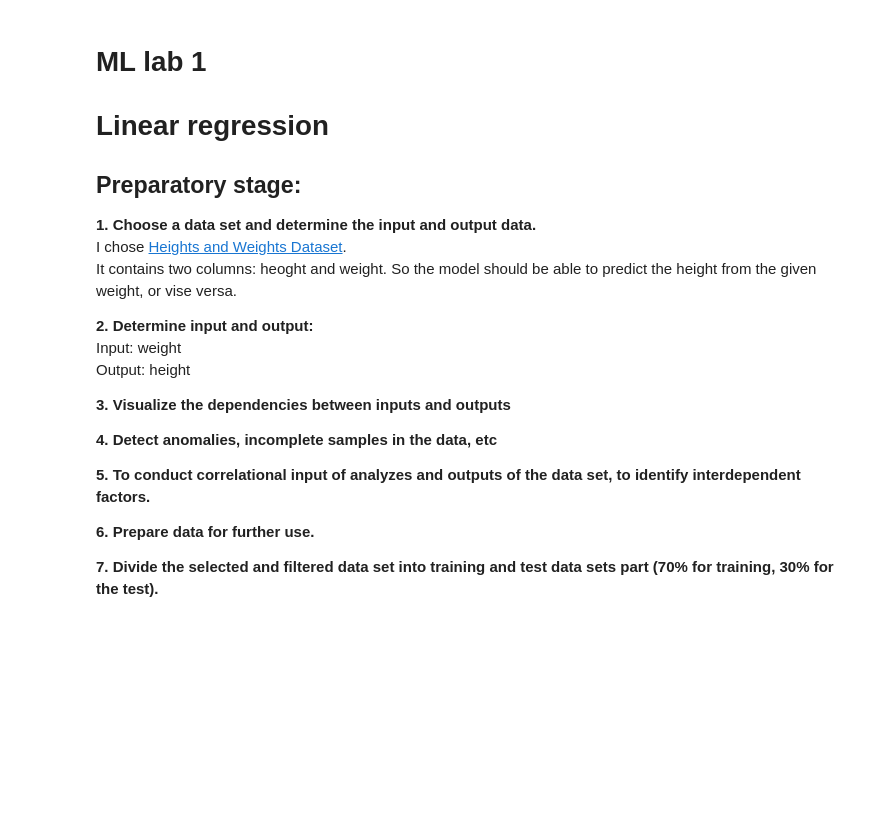
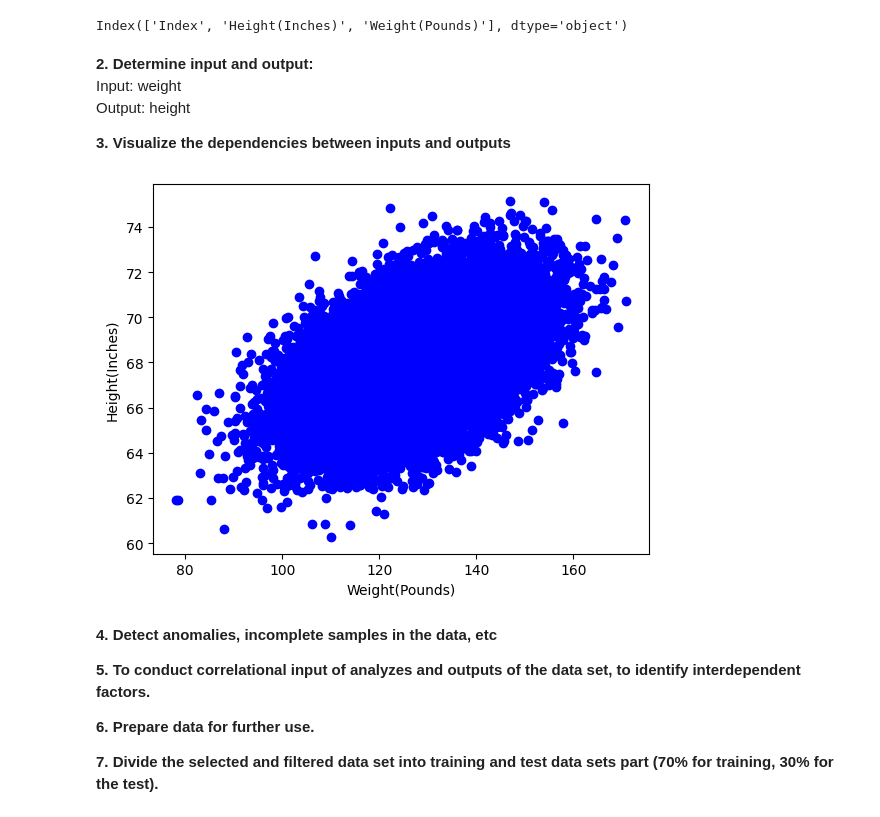
Before and after one commit to neliudochka/WeightsHeights, a Jupyter notebook: 1lab_LiniearRegression.ipynb, the cells around one changed output. Saved outputs shown, nothing was run; the diff lists cells and outputs as text; code cells hidden in the pictures; blank space fills up the shorter version.

Commit message:
Made a preparatory stage

```diff
--- a/1lab_LiniearRegression.ipynb
+++ b/1lab_LiniearRegression.ipynb
@@ -3,17 +11,32 @@
+# %%
+#import module for data analysis
+import pandas as pd
+url = 'https://raw.githubusercontent.com/neliudochka/WeightsHeights/main/WeightHeight.csv'
+data = pd.read_csv(url)
+data.head(2)
+# %% [output]
+Index(['Index', 'Height(Inches)', 'Weight(Pounds)'], dtype='object')
+# %% [markdown]
+**2. Determine input and output:**
+Input: weight
+Output: height
+
+**3.  Visualize the dependencies between inputs and outputs**
+# %%
+#module for visualization
+
+import matplotlib.pyplot as plt
+
+w = 'Weight(Pounds)'
+h = 'Height(Inches)'
+
+plt.plot(data[w], data[h], 'bo')
+plt.xlabel(w)
+plt.ylabel(h)
+plt.show()
+# %% [output]
+[figure, added]
 # %% [markdown]
-# ML lab 1
-# Linear regression
-
-## Preparatory stage:
-**1. Choose a data set and determine the input and output data.**
-I chose [Heights and Weights Dataset](https://www.kaggle.com/datasets/burnoutminer/heights-and-weights-dataset/data).
-It contains two columns: heoght and weight. So the model should be able to predict the height from the given weight, or vise versa.
-
-**2. Determine input and output:**
-Input: weight
-Output: height
-
-**3.  Visualize the dependencies between inputs and outputs**
 
 **4. Detect anomalies, incomplete samples in the data, etc**
 
@@ -21,5 +44,4 @@ Output: height
 
 **6. Prepare data for further use.**
 
-**7. Divide the selected and filtered data set into training and test data sets
-part (70% for training, 30% for the test).**
+**7. Divide the selected and filtered data set into training and test data sets part (70% for training, 30% for the test).**
```
Also changed, not shown: parts of 2 cells of this notebook.
